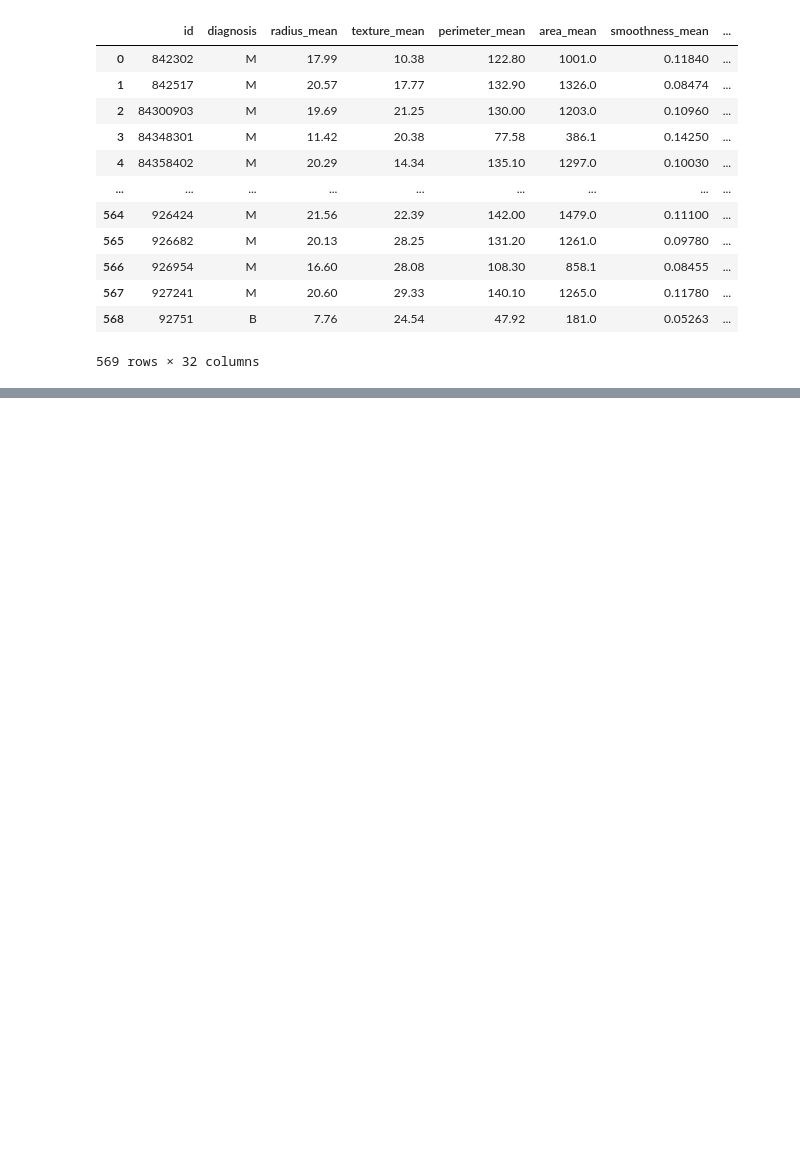
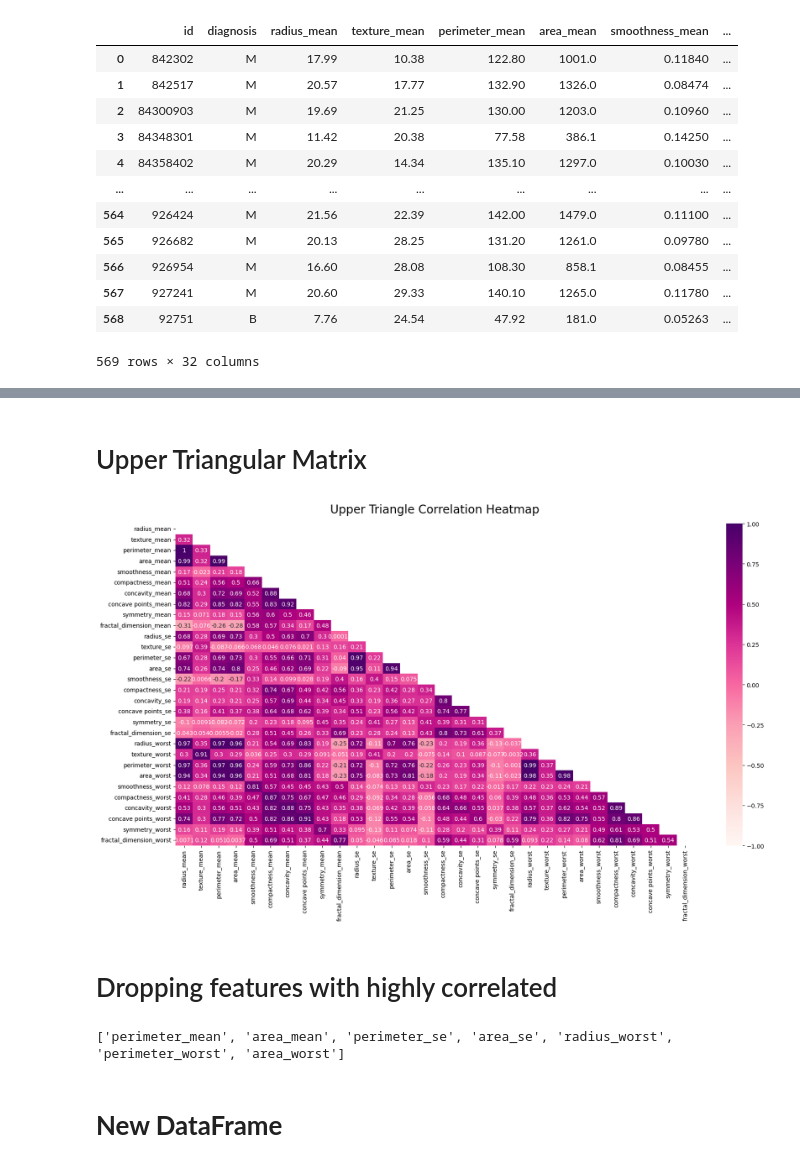
Before and after one commit to Jum-eng/DCIT-104-ASSIGNMENT, a Jupyter notebook: Welcome_To_Colaboratory.ipynb, the cells around one changed output, grey strips where cells are left out. Saved outputs shown, nothing was run; the diff lists cells and outputs as text; code cells hidden in the pictures; blank space fills up the shorter version.

```diff
--- a/Welcome_To_Colaboratory.ipynb
+++ b/Welcome_To_Colaboratory.ipynb
@@ -191,0 +290,21 @@ weighted avg       0.96      0.96      0.96       114
+# %% [markdown]
+# Upper Triangular Matrix
+# %%
+plt.figure(figsize=(20, 10))
+upper_triangle_mask = np.triu(np.ones_like(cor, dtype=np.bool_))
+heatmap = sns.heatmap(cor, mask=upper_triangle_mask, vmin=-1, vmax=1, annot=True, cmap='RdPu')
+heatmap.set_title('Upper Triangle Correlation Heatmap', fontdict={'fontsize': 20}, pad=18)
+plt.show()
+# %% [output]
+[figure, added]
+# %% [markdown]
+# Dropping features with highly correlated
+# %%
+upper_tri = cor.where(np.triu(np.ones(cor.shape), k=1).astype(bool))
+
+features_to_drop = [column for column in upper_tri.columns if any(upper_tri[column] > 0.95)]
+print(features_to_drop)
+# %% [output]
+['perimeter_mean', 'area_mean', 'perimeter_se', 'area_se', 'radius_worst', 'perimeter_worst', 'area_worst']
+# %% [markdown]
+# **New DataFrame**
```
Also changed, not shown: parts of 98 cells of this notebook.
